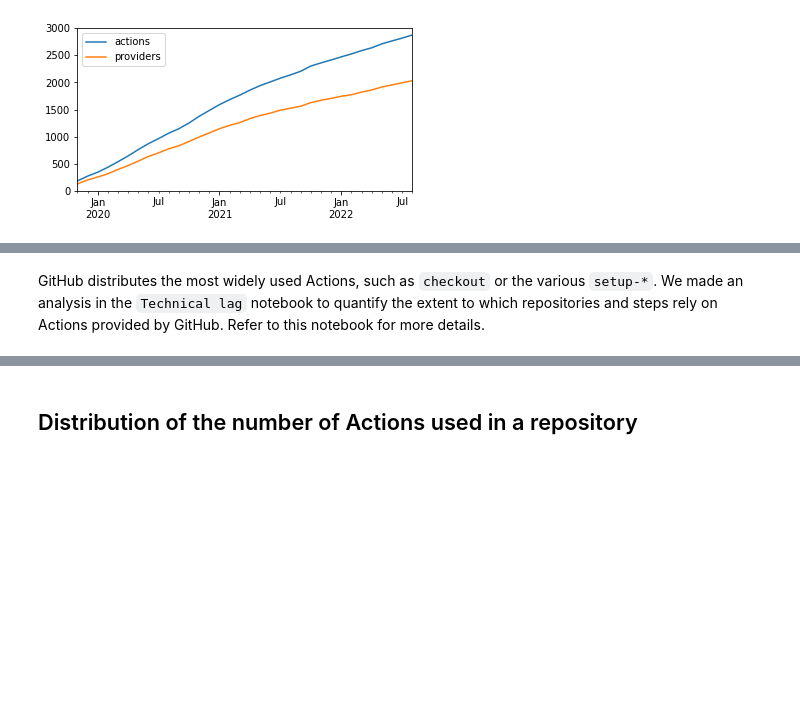
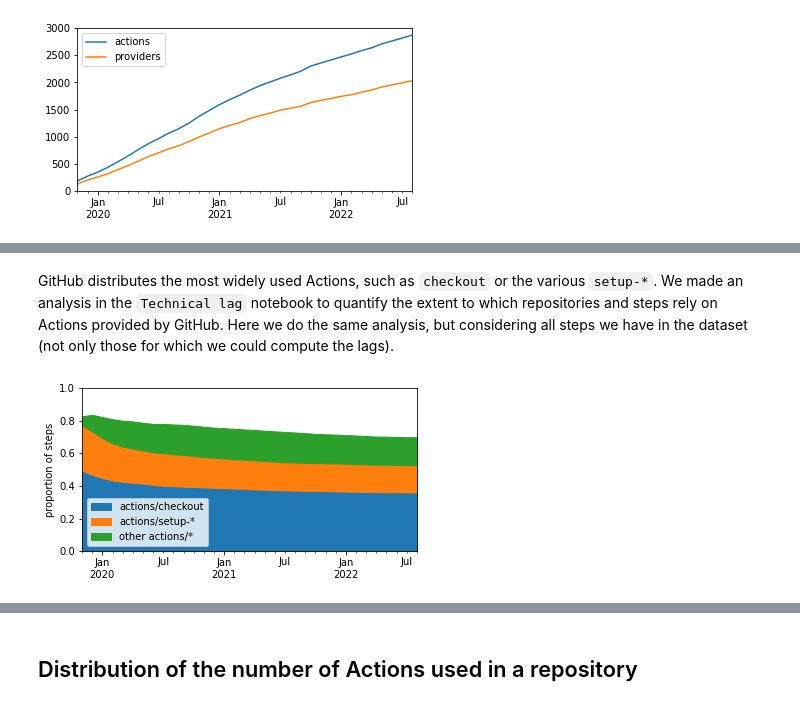
Before and after one commit to AlexandreDecan/secos-ghalag, a Jupyter notebook: notebooks/Data Overview.ipynb, the cells around one changed output, grey strips where cells are left out. Cells and saved outputs as stored; diff of their text form; code cells hidden in the pictures; blank space fills up the shorter version.

```diff
--- a/notebooks/Data Overview.ipynb
+++ b/notebooks/Data Overview.ipynb
@@ -188,3 +191,51 @@ actions    2930
 Name: 2022-09-30 00:00:00, dtype: int64
 # %% [markdown]
-GitHub distributes the most widely used Actions, such as `checkout` or the various `setup-*`. We made an analysis in the `Technical lag` notebook to quantify the extent to which repositories and steps rely on Actions provided by GitHub. Refer to this notebook for more details.
+GitHub distributes the most widely used Actions, such as `checkout` or the various `setup-*`. We made an analysis in the `Technical lag` notebook to quantify the extent to which repositories and steps rely on Actions provided by GitHub. Here we do the same analysis, but considering all steps we have in the dataset (not only those for which we could compute the lags).
+# %%
+fig, ax = matplotlib.pyplot.subplots()
+
+temp = (
+    df_steps
+    [['workflow', 'uses']]
+    [lambda d: ~d.uses.isnull()]
+    [lambda d: ~d.uses.str.startswith(('docker://', './', 'http'))]
+    [lambda d: d.uses.str.count('/') == 1]
+    .assign(action=lambda d: d.uses.str.split('@', n=1).str[0].str.lower())
+    .assign(provider=lambda d: d.uses.str.split('/', n=1).str[0].str.lower())
+    .assign(checkout=lambda d: d.action == 'actions/checkout')
+    .assign(setup=lambda d: d.action.str.startswith('actions/setup-'))
+    .assign(other=lambda d: d.action.str.startswith('actions/'))
+    .merge(
+        df_repo[['repository', 'date', 'workflow']],
+        how='left',
+        on='workflow',
+    )
+    .groupby(pd.Grouper(key='date', freq='M'))
+    .agg(
+        checkout=('checkout', 'sum'),
+        setup=('setup', 'sum'),
+        other=('other', 'sum'),
+        steps=('uses', 'count'),
+    )
+    .assign(other=lambda d: d.other - d.setup - d.checkout)
+    .assign(remaining=lambda d: d.steps - d.other - d.setup - d.checkout)
+    .apply(lambda s: s / s.steps, axis=1)
+)
+
+(
+    temp
+    [['checkout', 'setup', 'other']]
+    .rename(columns={'checkout': 'actions/checkout', 'setup': 'actions/setup-*', 'other': 'other actions/*'})
+    .plot(ax=ax, kind='area', style=' ', stacked=True, color=PALETTE)
+)
+
+ax.set(
+    xlabel=None,
+    xlim=DATE_RANGE,
+    ylabel='proportion of steps',
+    ylim=(0, 1),
+)
+
+savefig(fig, 'overview_prop_steps_github')
+# %% [output]
+[figure, added]
```
Also changed, not shown: parts of 4 cells of this notebook, 1 other file.
